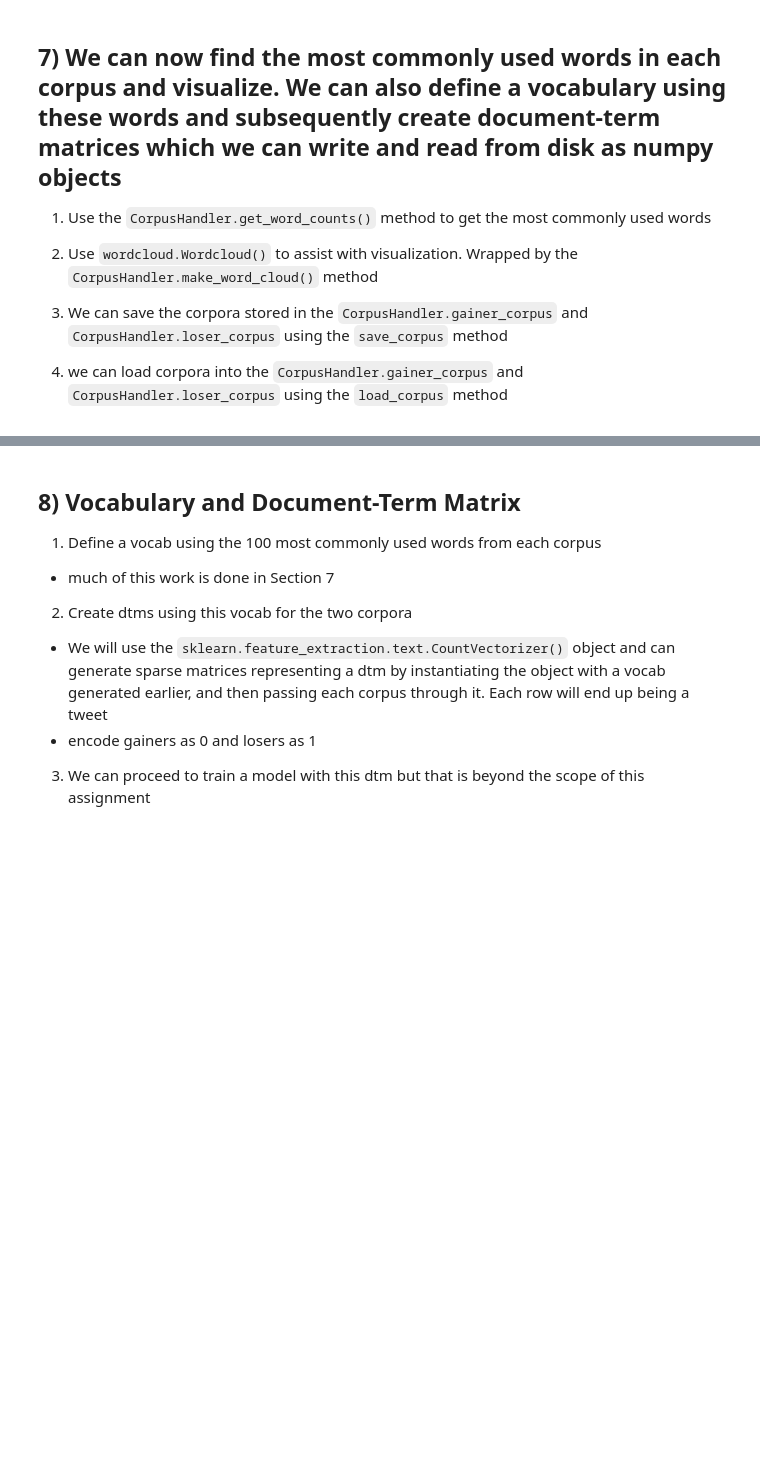
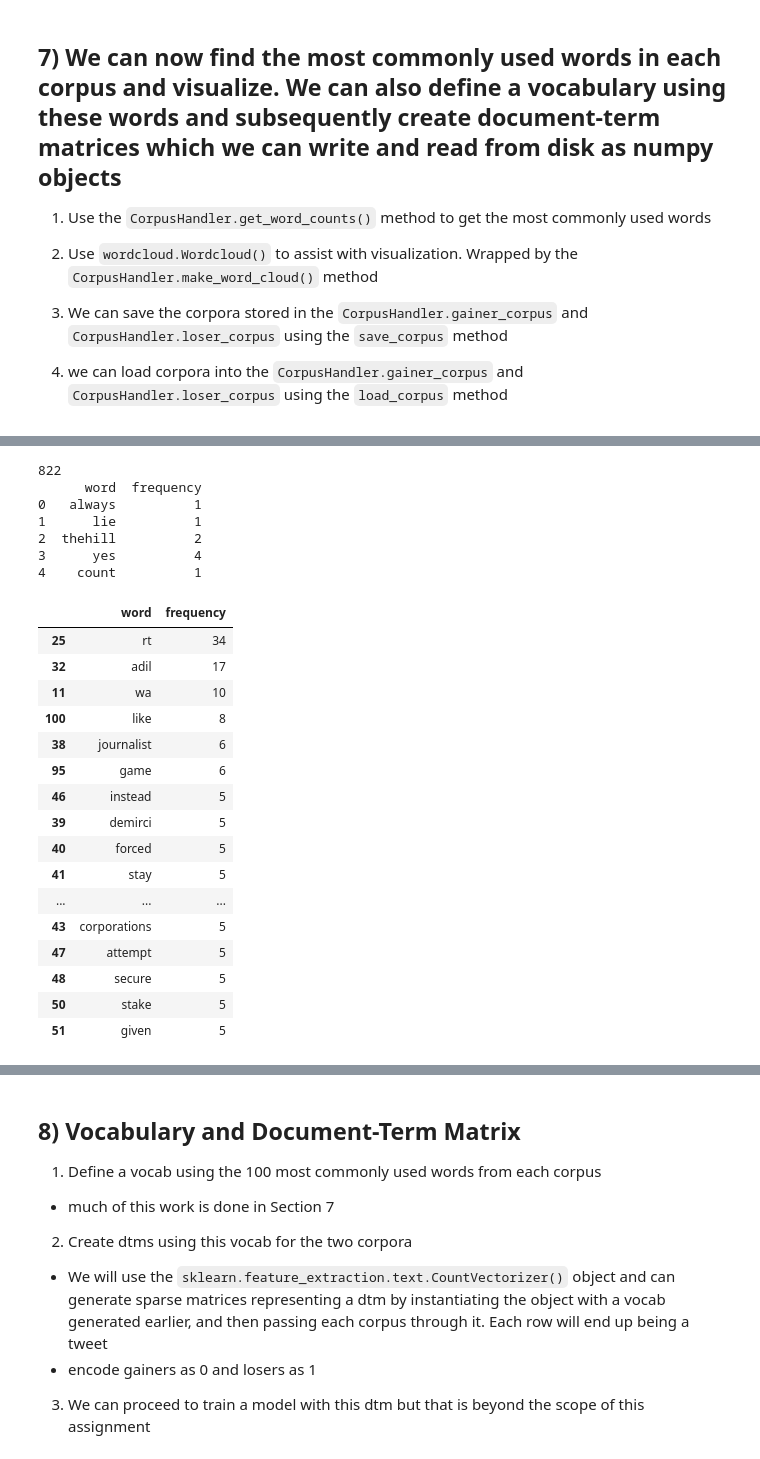
Before and after one commit to myz540/twitter_stocker, a Jupyter notebook: ZHONG_CS688_Term_Project_Option_3.ipynb, the cells around one changed output, grey strips where cells are left out. Cells and saved outputs as stored; diff of their text form; code cells hidden in the pictures; blank space fills up the shorter version.

```diff
--- a/ZHONG_CS688_Term_Project_Option_3.ipynb
+++ b/ZHONG_CS688_Term_Project_Option_3.ipynb
@@ -232,7 +251,32 @@ print(len(loser_words))
 # %%
 gainer_df = CorpusHandler.get_word_counts(gainer_words)
 gainer_df.sort_values('frequency', ascending=False, inplace=True)
-gainer_df.head(5)
+gainer_df.head(20)
+# %% [output]
+822
+      word  frequency
+0   always          1
+1      lie          1
+2  thehill          2
+3      yes          4
+4    count          1
+|  | word | frequency |
+| 25 | rt | 34 |
+| 32 | adil | 17 |
+| 11 | wa | 10 |
+| 100 | like | 8 |
+| 38 | journalist | 6 |
+| 95 | game | 6 |
+| 46 | instead | 5 |
+| 39 | demirci | 5 |
+| 40 | forced | 5 |
+| 41 | stay | 5 |
+| ... | ... | ... |
+| 43 | corporations | 5 |
+| 47 | attempt | 5 |
+| 48 | secure | 5 |
+| 50 | stake | 5 |
+| 51 | given | 5 |
 # %%
 loser_df = CorpusHandler.get_word_counts(loser_words)
 loser_df.sort_values('frequency', ascending=False, inplace=True)
```
Also changed, not shown: parts of 19 cells of this notebook, 4 other files.
